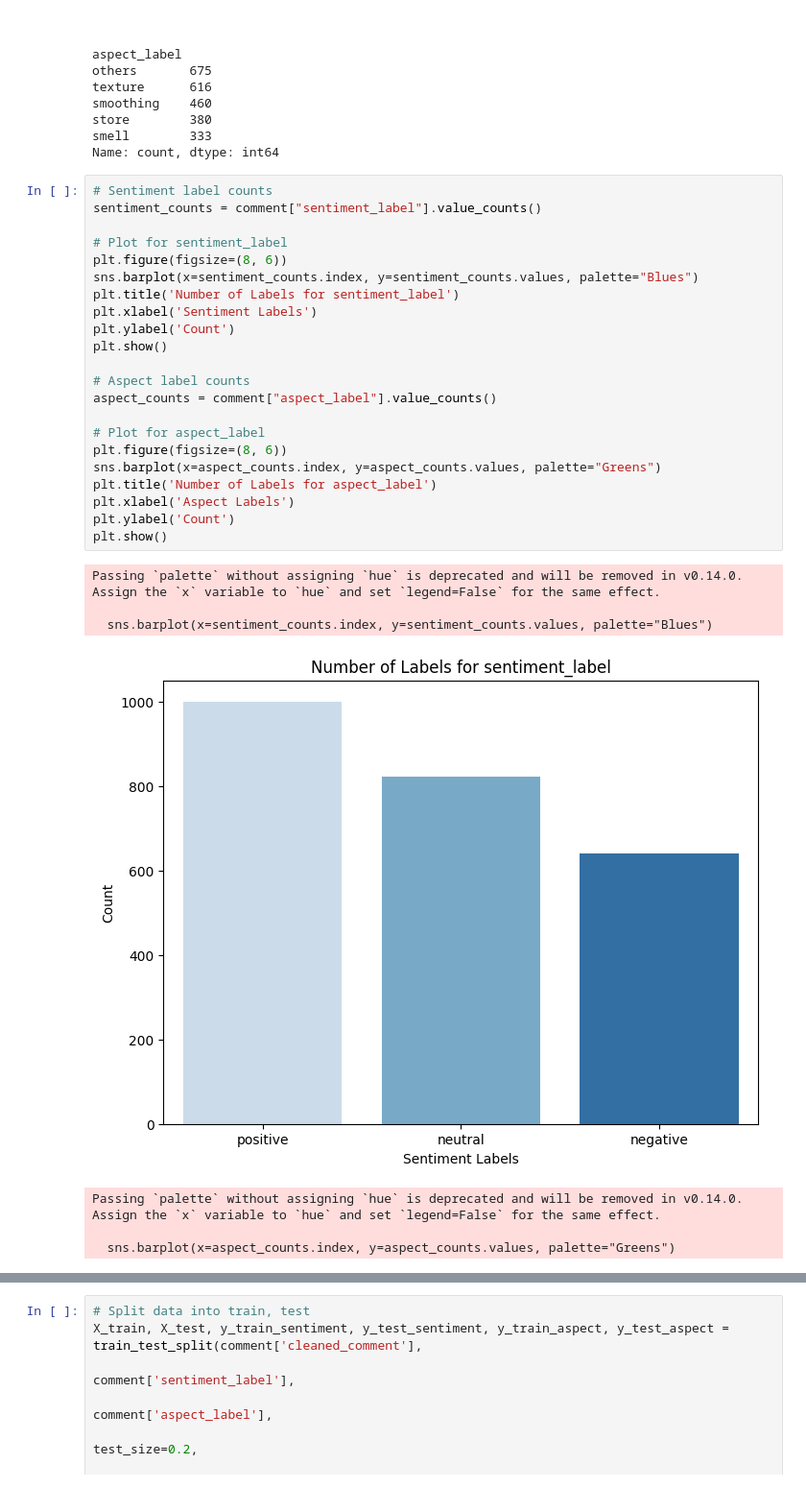
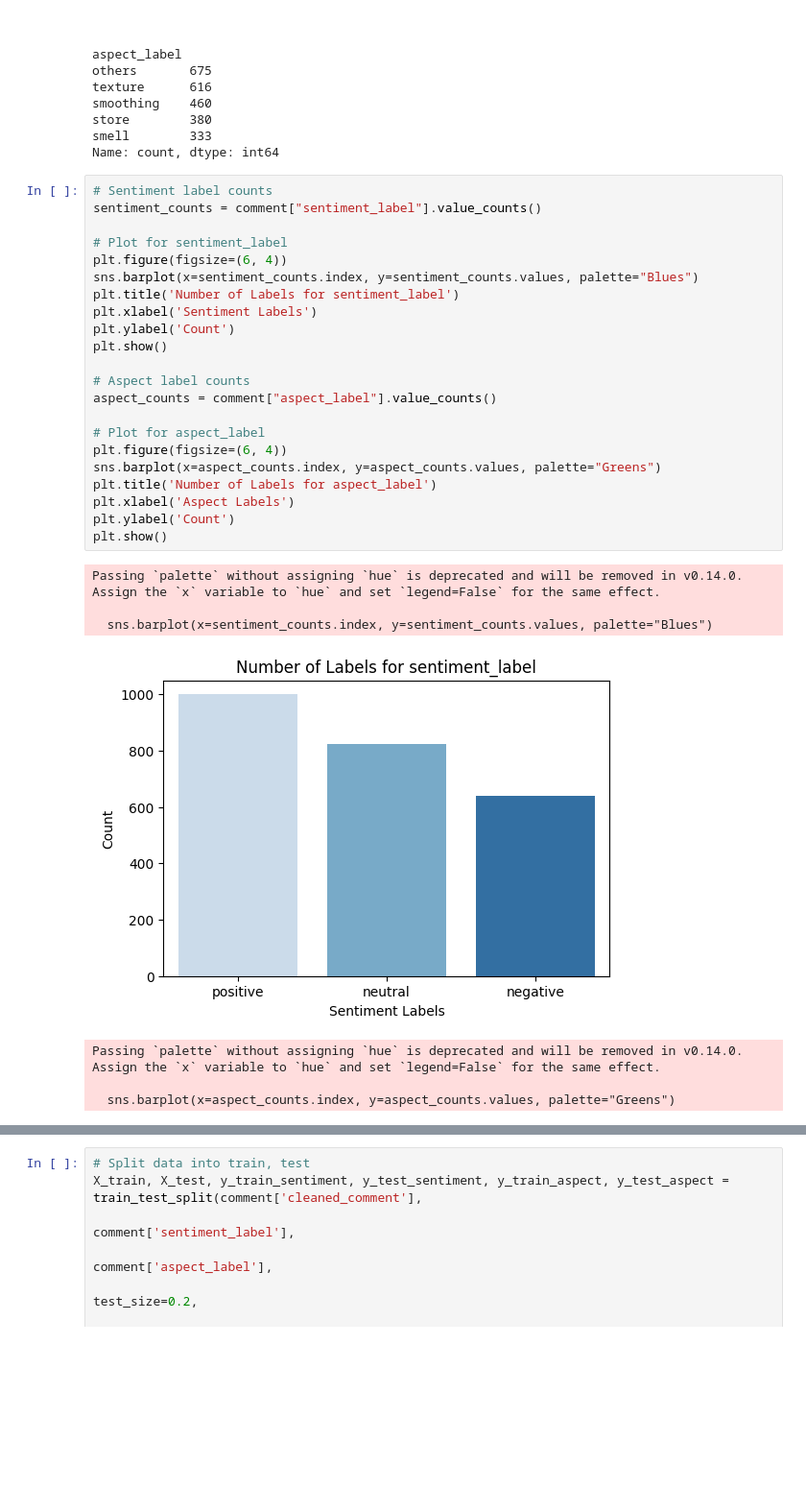
Before and after one commit to dinhtai507/Hasaki_SentimentAnalysis, a Jupyter notebook: notebooks/model.ipynb, the cells around one changed output, grey strips where cells are left out. Shown at 96% size. Drawn from its saved outputs; the diff is of its cells as text; blank space fills up the shorter version.

```diff
--- a/notebooks/model.ipynb
+++ b/notebooks/model.ipynb
@@ -118,30 +118,30 @@ Name: count, dtype: int64
 # %%
 # Sentiment label counts
 sentiment_counts = comment["sentiment_label"].value_counts()
 
 # Plot for sentiment_label
-plt.figure(figsize=(8, 6))
+plt.figure(figsize=(6, 4))
 sns.barplot(x=sentiment_counts.index, y=sentiment_counts.values, palette="Blues")
 plt.title('Number of Labels for sentiment_label')
 plt.xlabel('Sentiment Labels')
 plt.ylabel('Count')
 plt.show()
 
 # Aspect label counts
 aspect_counts = comment["aspect_label"].value_counts()
 
 # Plot for aspect_label
-plt.figure(figsize=(8, 6))
+plt.figure(figsize=(6, 4))
 sns.barplot(x=aspect_counts.index, y=aspect_counts.values, palette="Greens")
 plt.title('Number of Labels for aspect_label')
 plt.xlabel('Aspect Labels')
 plt.ylabel('Count')
 plt.show()
 # %% [output]
 Passing `palette` without assigning `hue` is deprecated and will be removed in v0.14.0. Assign the `x` variable to `hue` and set `legend=False` for the same effect.
 
   sns.barplot(x=sentiment_counts.index, y=sentiment_counts.values, palette="Blues")
-[figure, old version]
+[figure, new version]
 Passing `palette` without assigning `hue` is deprecated and will be removed in v0.14.0. Assign the `x` variable to `hue` and set `legend=False` for the same effect.
 
   sns.barplot(x=aspect_counts.index, y=aspect_counts.values, palette="Greens")
```
Also changed, not shown: parts of 15 cells of this notebook, 3 other files.
